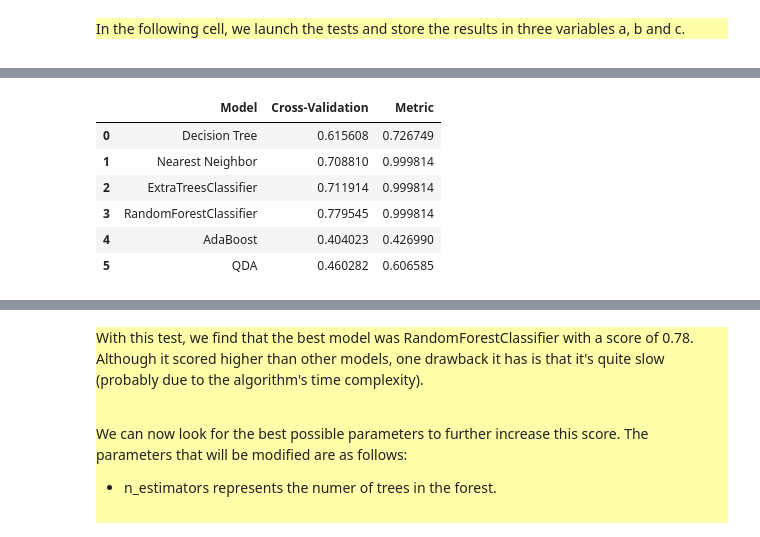
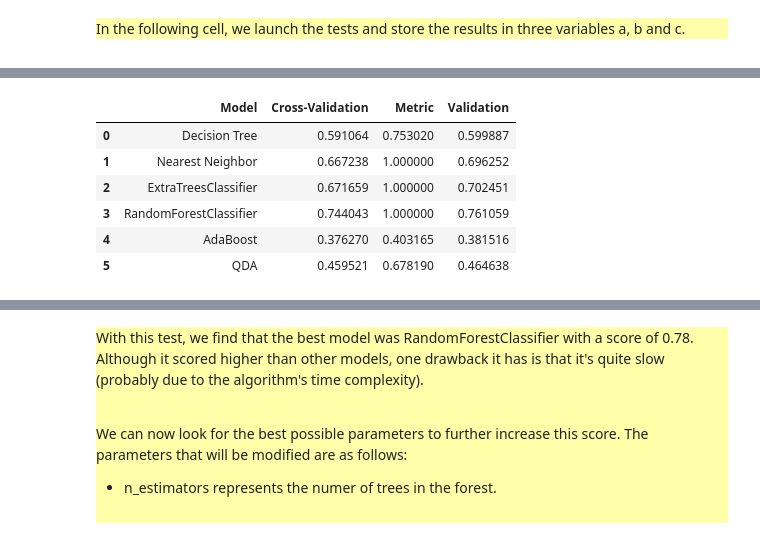
Before and after one commit to MathisDupont/ECOLO1, a Jupyter notebook: starting_kit/README_model.ipynb, the cells around one changed output, grey strips where cells are left out. Drawn from its saved outputs; the diff is of its cells as text; code cells hidden in the pictures.

```diff
--- a/starting_kit/README_model.ipynb
+++ b/starting_kit/README_model.ipynb
@@ -240,32 +240,41 @@ Y_train = D.data['Y_train']
 def bestModel(model_name, model_list):
 
     from libscores import get_metric
+    from sklearn.model_selection import train_test_split
+
+    X_donnees = D.data['X_train']
+    Y_donnees = D.data['Y_train'].ravel()
+
+    seed=1
+    X_train, X_valid, Y_train, Y_valid = train_test_split( X_donnees, Y_donnees, test_size=0.33, shuffle=True ,random_state=seed, stratify=Y_donnees)
 
 
     name=[]
     cvScore=[]
     tPerf=[]
+    vPerf=[]
 
     #We iterate over all the models and use the code provided in the original README
     for i in np.arange(len(model_list)) :
 
 
-        M = model(model_list[i])
+        M = model(classifier=model_list[i])
+        trained_model_name = model_dir + data_name
         if not(M.is_trained):
             M.fit(X_train, Y_train)
             #print('training')
-        trained_model_name = model_dir + data_name
 
-        Y_hat_train = M.predict(D.data['X_train'])
-        Y_hat_valid = M.predict(D.data['X_valid'])
-        Y_hat_test = M.predict(D.data['X_test'])
+
+        Y_hat_train = M.predict(X_train)
+        Y_hat_valid = M.predict(X_valid)
+        #Y_hat_test = M.predict(D.data['X_test'])
 
         M.save(trained_model_name)
         result_name = result_dir + data_name
         from data_io import write
         write(result_name + '_train.predict', Y_hat_train)
         write(result_name + '_valid.predict', Y_hat_valid)
-        write(result_name + '_test.predict', Y_hat_test)
+        #write(result_name + '_test.predict', Y_hat_test)
         !ls $result_name*
 
         metric_name, scoring_function = get_metric()
@@ -274,15 +283,16 @@ def bestModel(model_name, model_list):
         from sklearn.metrics import make_scorer
         from sklearn.model_selection import cross_val_score
         scores = cross_val_score(M, X_train, Y_train, cv=5, scoring=make_scorer(scoring_function))
-        print('\nCV score (95 perc. CI): %0.2f (+/- %0.2f)' % (scores.mean(), scores.std() * 2))
+        #print('\nCV score (95 perc. CI): %0.2f (+/- %0.2f)' % (scores.mean(), scores.std() * 2))
 
         #res.append([model_name[i], scores.mean(), '   metric = %5.4f' % scoring_function(Y_train, Y_hat_train)])
-        print('Training score for the', metric_name, 'metric = %5.4f' % scoring_function(Y_train, Y_hat_train))
+        #print('Training score for the', metric_name, 'metric = %5.4f' % scoring_function(Y_train, Y_hat_train))
         name.append(model_name[i])
         cvScore.append(scores.mean())
         tPerf.append(scoring_function(Y_train, Y_hat_train))
+        vPerf.append(scoring_function(Y_valid, Y_hat_valid))
 
-    return name,cvScore,tPerf
+    return name,cvScore,tPerf, vPerf
 # %% [markdown]
 <div style="background:#FFFFAA">
 <p> In the following cell, we create the lists containing all the models we tested. </p>
@@ -315,5 +325,5 @@ model_list = [
 <p> In the following cell, we launch the tests and store the results in three variables a, b and c. </p>
 </div>
 # %%
-a, b, c = bestModel(model_name, model_list)
+a, b, c, d = bestModel(model_name, model_list)
 # %% [output]
@@ -418,18 +347,18 @@ FIT: dim(y)= [8601, 1]
 # %%
 frame = pd.DataFrame(
     {
                     "Model " : a,
                     "Cross-Validation  ": b,
-                    "Metric": c
+                    "Metric": c,
+                    "Validation": d
     }
 )
-
 frame
 # %% [output]
-|  | Model | Cross-Validation | Metric |
-| 0 | Decision Tree | 0.615608 | 0.726749 |
-| 1 | Nearest Neighbor | 0.708810 | 0.999814 |
-| 2 | ExtraTreesClassifier | 0.711914 | 0.999814 |
-| 3 | RandomForestClassifier | 0.779545 | 0.999814 |
-| 4 | AdaBoost | 0.404023 | 0.426990 |
-| 5 | QDA | 0.460282 | 0.606585 |
+|  | Model | Cross-Validation | Metric | Validation |
+| 0 | Decision Tree | 0.591064 | 0.753020 | 0.599887 |
+| 1 | Nearest Neighbor | 0.667238 | 1.000000 | 0.696252 |
+| 2 | ExtraTreesClassifier | 0.671659 | 1.000000 | 0.702451 |
+| 3 | RandomForestClassifier | 0.744043 | 1.000000 | 0.761059 |
+| 4 | AdaBoost | 0.376270 | 0.403165 | 0.381516 |
+| 5 | QDA | 0.459521 | 0.678190 | 0.464638 |
```
Also changed, not shown: parts of 11 cells of this notebook, 35 other files.
